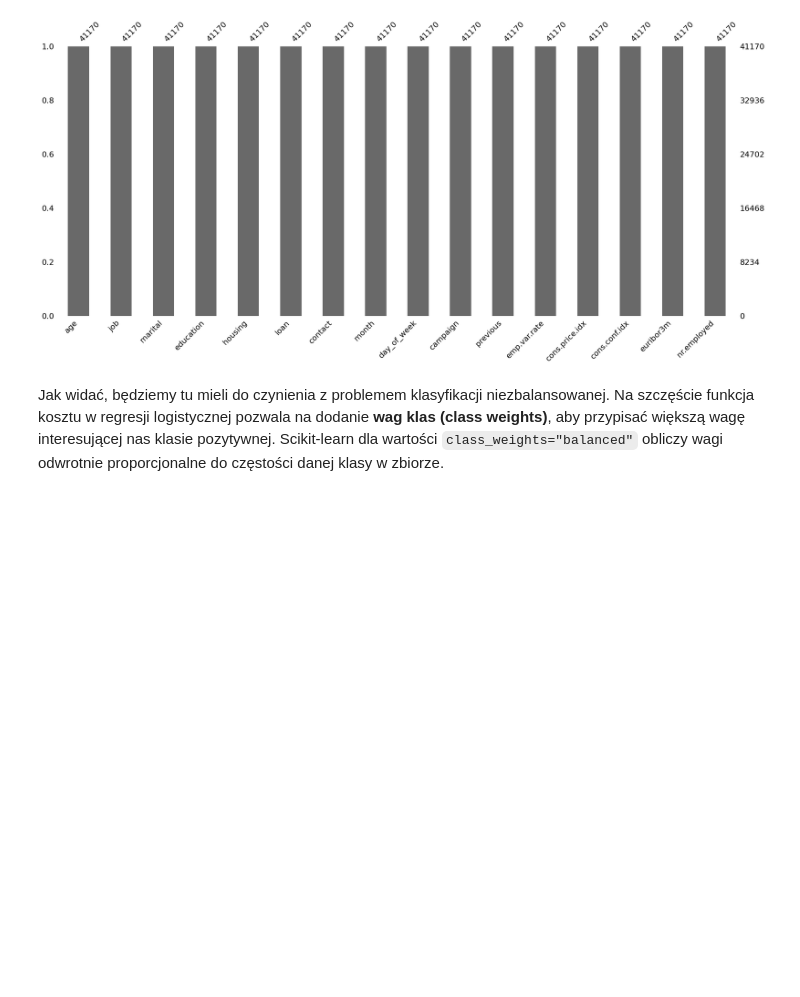
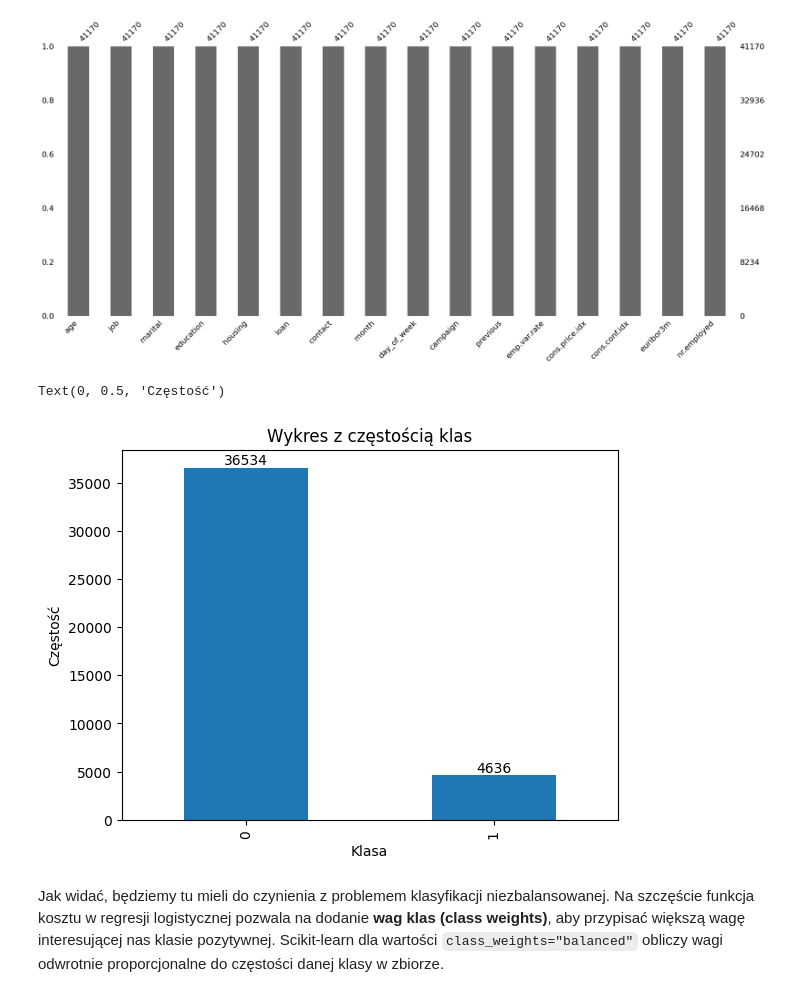
Before and after one commit to Epic215/Artificial-Intelligence, a Jupyter notebook: Lab1/lab_1.ipynb, the cells around one changed output. Drawn from its saved outputs; the diff is of its cells as text; code cells hidden in the pictures; blank space fills up the shorter version.

```diff
--- a/Lab1/lab_1.ipynb
+++ b/Lab1/lab_1.ipynb
@@ -1177,0 +1175,9 @@ df = df.drop(["y"], axis="columns")
+# %%
+df = df.astype(
+    {
+        "contact": np.int64,
+        "month": np.int64,
+        "day_of_week": np.int64,
+        "y": np.int64
+    }
+)
@@ -1207,3 +1213,12 @@ msno.bar(df)
+# %%
+y_plot = y.value_counts().plot.bar()
+y_plot.bar_label(y_plot.containers[0])
+y_plot.set_title("Wykres z częstością klas")
+y_plot.set_xlabel("Klasa")
+y_plot.set_ylabel("Częstość")
+# %% [output]
+Text(0, 0.5, 'Częstość')
+[figure, added]
 # %% [markdown]
 Jak widać, będziemy tu mieli do czynienia z problemem klasyfikacji niezbalansowanej. Na szczęście funkcja kosztu w regresji logistycznej pozwala na dodanie **wag klas (class weights)**, aby przypisać większą wagę interesującej nas klasie pozytywnej. Scikit-learn dla wartości `class_weights="balanced"` obliczy wagi odwrotnie proporcjonalne do częstości danej klasy w zbiorze.
 # %% [markdown]
```
Also changed, not shown: parts of 27 cells of this notebook.
